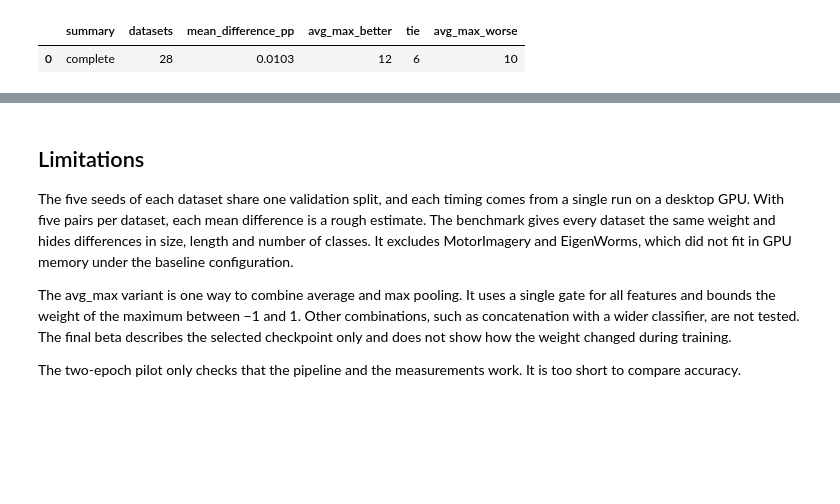
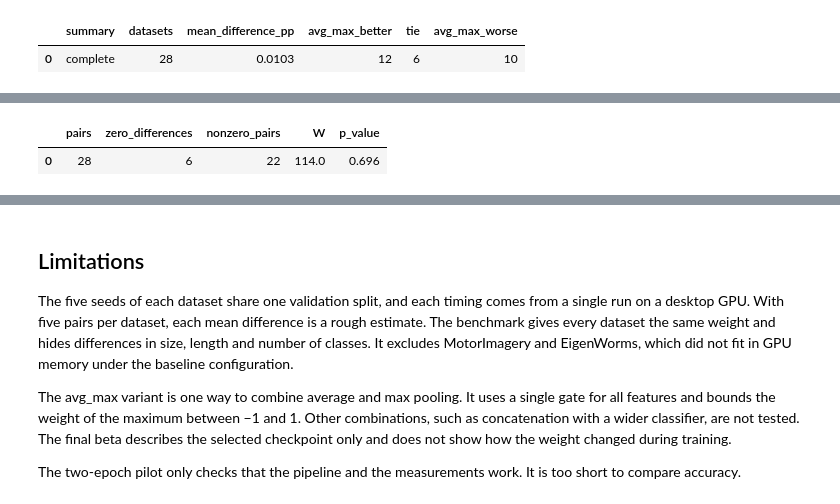
Before and after one commit to tyrerodr/convtran-reproduction, a Jupyter notebook: notebooks/06_pooling_experiments.ipynb, the cells around one changed output, grey strips where cells are left out. Drawn from its saved outputs; the diff is of its cells as text; code cells hidden in the pictures; blank space fills up the shorter version.

Commit message:
docs: add reproducible Wilcoxon analysis for pooling

```diff
--- a/notebooks/06_pooling_experiments.ipynb
+++ b/notebooks/06_pooling_experiments.ipynb
@@ -41,7 +41,7 @@ import sys
 import pandas as pd
 
 MODE = "benchmark"  # "pilot", "comparison" or "benchmark"
-RUN_TRAINING = True  # Set to True, then Run All, to train the selected mode.
+RUN_TRAINING = False  # Set to True, then Run All, to train the selected mode.
 
 VARIANTS = ["average", "avg_max"]
 EXPECTED_SEEDS = [1234, 2345, 3456, 4567, 5678]
@@ -644,0 +636,78 @@ Summary across datasets (complete): 28 of 28 datasets with every seed of the mod
+# %%
+REPORTED = {"pairs": 28, "zero_differences": 6, "W": 114, "p_value": 0.696293830871582}
+
+benchmark_results = pd.read_csv(RESULTS_PATH)
+benchmark_results = benchmark_results[
+    (benchmark_results["epochs"] == 100)
+    & (benchmark_results["batch_size"] == 16)
+    & (benchmark_results["emb_size"] == 16)
+    & (benchmark_results["num_heads"] == 8)
+    & benchmark_results["variant"].isin(VARIANTS)
+    & benchmark_results["seed"].isin(EXPECTED_SEEDS)
+]
+if benchmark_results.duplicated(["dataset", "variant", "seed"]).any():
+    raise ValueError("Duplicate benchmark rows for one dataset, variant and seed.")
+
+seed_sets = benchmark_results.groupby(["dataset", "variant"])["seed"].apply(
+    lambda seeds: sorted(seeds.astype(int))
+)
+complete_pairs = sorted(
+    dataset for dataset in benchmark_results["dataset"].unique()
+    if all(
+        seed_sets.get((dataset, variant)) == EXPECTED_SEEDS for variant in VARIANTS
+    )
+)
+
+if len(complete_pairs) != 28 or set(complete_pairs) != set(BENCHMARK_DATASETS):
+    print(
+        f"{len(complete_pairs)} of 28 datasets have the five seeds of both variants. "
+        "The benchmark must be complete to reproduce the figure in the report."
+    )
+else:
+    mean_accuracy = (
+        benchmark_results[benchmark_results["dataset"].isin(complete_pairs)]
+        .assign(accuracy_pct=lambda table: table["accuracy"] * 100)
+        .groupby(["dataset", "variant"])["accuracy_pct"].mean()
+        .unstack()
+    )
+    dataset_difference = (mean_accuracy["avg_max"] - mean_accuracy["average"]).round(10)
+    nonzero = dataset_difference[dataset_difference != 0]
+
+    # Average ranks are integers or halves; doubling makes them exact integers.
+    doubled_ranks = (nonzero.abs().rank(method="average") * 2).round().astype(int)
+    positive_sum = int(doubled_ranks[nonzero > 0].sum())
+    negative_sum = int(doubled_ranks[nonzero < 0].sum())
+    total = positive_sum + negative_sum
+    w_doubled = min(positive_sum, negative_sum)
+
+    # ways[s]: number of sign assignments whose positive doubled-rank sum is s.
+    ways = [1] + [0] * total
+    for rank in doubled_ranks:
+        for value in range(total, rank - 1, -1):
+            ways[value] += ways[value - rank]
+    extreme = sum(
+        count for value, count in enumerate(ways)
+        if value <= w_doubled or value >= total - w_doubled
+    )
+    p_value = extreme / 2 ** len(nonzero)
+    W = w_doubled / 2
+
+    wilcoxon = pd.DataFrame([{
+        "pairs": len(dataset_difference),
+        "zero_differences": int((dataset_difference == 0).sum()),
+        "nonzero_pairs": len(nonzero),
+        "W": W,
+        "p_value": round(p_value, 3),
+    }])
+    display(wilcoxon)
+    matches = (
+        len(dataset_difference) == REPORTED["pairs"]
+        and int((dataset_difference == 0).sum()) == REPORTED["zero_differences"]
+        and W == REPORTED["W"]
+        and math.isclose(p_value, REPORTED["p_value"], rel_tol=0, abs_tol=1e-12)
+    )
+    print(f"Exact two-sided p = {p_value:.15f}")
+    print("Matches the report (28 pairs, 6 zero differences, W = 114, p = 0.696):", matches)
+# %% [output]
+|  | pairs | zero_differences | nonzero_pairs | W | p_value |
+| 0 | 28 | 6 | 22 | 114.0 | 0.696 |
```
Also changed, not shown: parts of 4 cells of this notebook, 1 other file.
